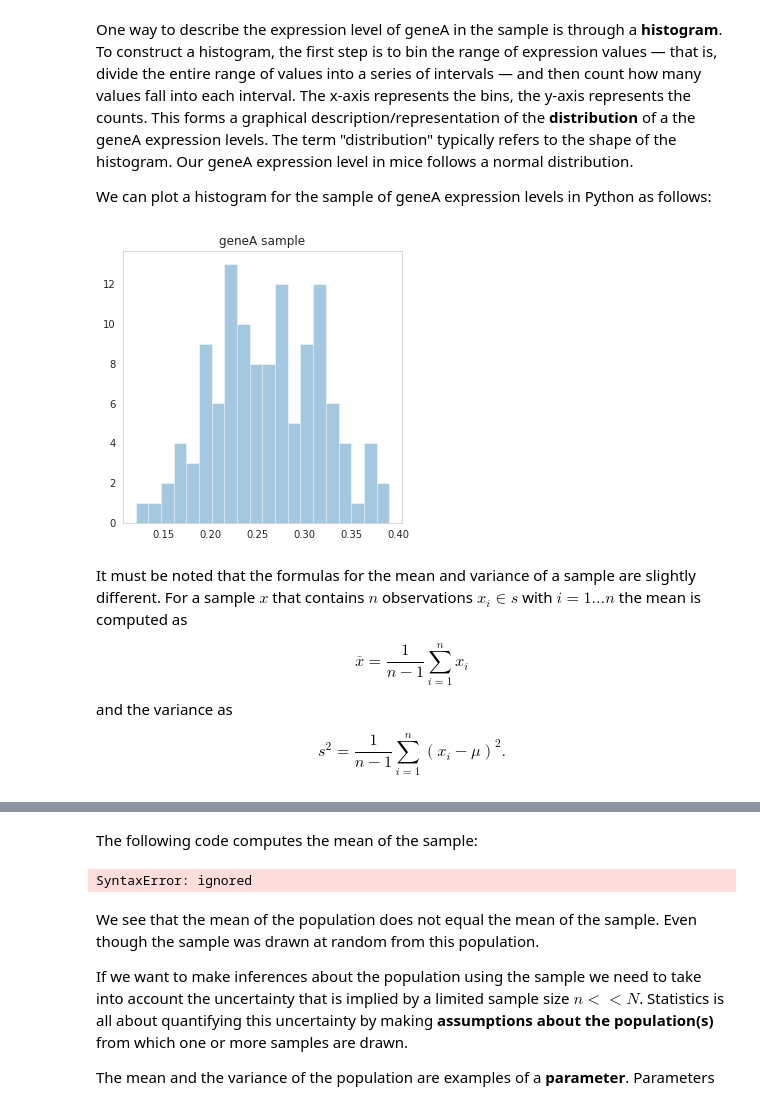
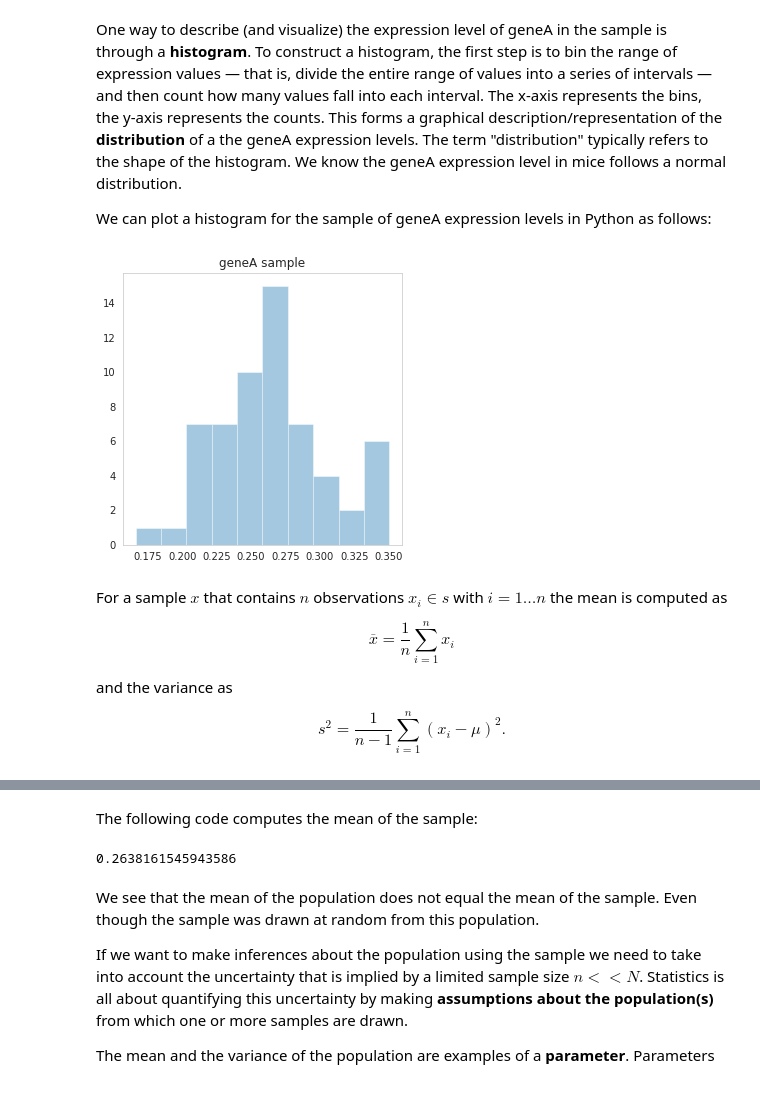
Before and after one commit to sdgroeve/D012513, a Jupyter notebook: part_I/notebook.ipynb, the cells around one changed output, grey strips where cells are left out. Drawn from its saved outputs; the diff is of its cells as text; code cells hidden in the pictures.

```diff
--- a/part_I/notebook.ipynb
+++ b/part_I/notebook.ipynb
@@ -76,33 +75,21 @@ Let's say we know the shape of the PDF for the geneA expression level in mice: $
 # %%
-n = 120
+n = 60
 geneA_sample = np.random.normal(size=n,loc=0.26,scale=0.05)
 # %% [markdown]
-One way to describe the expression level of geneA in the sample is through a **histogram**. To construct a histogram, the first step is to bin the range of expression values — that is, divide the entire range of values into a series of intervals — and then count how many values fall into each interval. The x-axis represents the bins, the y-axis represents the counts. This forms a graphical description/representation of the **distribution** of a the geneA expression levels. The term "distribution" typically refers to the shape of the histogram. Our geneA expression level in mice follows a normal distribution.
+One way to describe (and visualize) the expression level of geneA in the sample is through a **histogram**. To construct a histogram, the first step is to bin the range of expression values — that is, divide the entire range of values into a series of intervals — and then count how many values fall into each interval. The x-axis represents the bins, the y-axis represents the counts. This forms a graphical description/representation of the **distribution** of a the geneA expression levels. The term "distribution" typically refers to the shape of the histogram. We know the geneA expression level in mice follows a normal distribution.
 
 We can plot a histogram for the sample of geneA expression levels in Python as follows:
 # %%
-from IPython.display import HTML, display
-
-display(HTML("""
-<style>
-#output-body {
-    display: flex;
-    align-items: center;
-    justify-content: center;
-}
-</style>
-"""))
-
 plt.figure(figsize=(5,5))
-sns.distplot(geneA_sample,kde=False,bins=20)
+sns.distplot(geneA_sample,kde=False,bins=10)
 plt.title("geneA sample")
 plt.show()
 # %% [output]
-[figure, old version]
+[figure, new version]
 # %% [markdown]
-It must be noted that the formulas for the mean and variance of a sample are slightly different. For a sample $x$ that contains $n$ observations $x_i \in s$ with $i=1 \dots n$ the mean is computed as
+For a sample $x$ that contains $n$ observations $x_i \in s$ with $i=1 \dots n$ the mean is computed as
 
-$$\overline{x} = \frac{1}{n-1}\sum_{i=1}^{n}{x_i}$$
+$$\overline{x} = \frac{1}{n}\sum_{i=1}^{n}{x_i}$$
 
 and the variance as
 
@@ -113,10 +100,10 @@ Next to the histogram there is another popular graphical description of a distri
 <img src="https://github.com/sdgroeve/D012513/blob/master/part_I/boxplot.png?raw=1" width="300"/>
 # %% [markdown]
 The following code computes the mean of the sample:
-# %%
-print "mean of sample: %f" % np.mean(geneA_sample)
-# %% [output]
-SyntaxError: ignored
+# %%
+np.mean(geneA_sample)
+# %% [output]
+0.2638161545943586
 # %% [markdown]
 We see that the mean of the population does not equal the mean of the sample. Even though the sample was drawn at random from this population.
 
```
Also changed, not shown: parts of 18 cells of this notebook.
